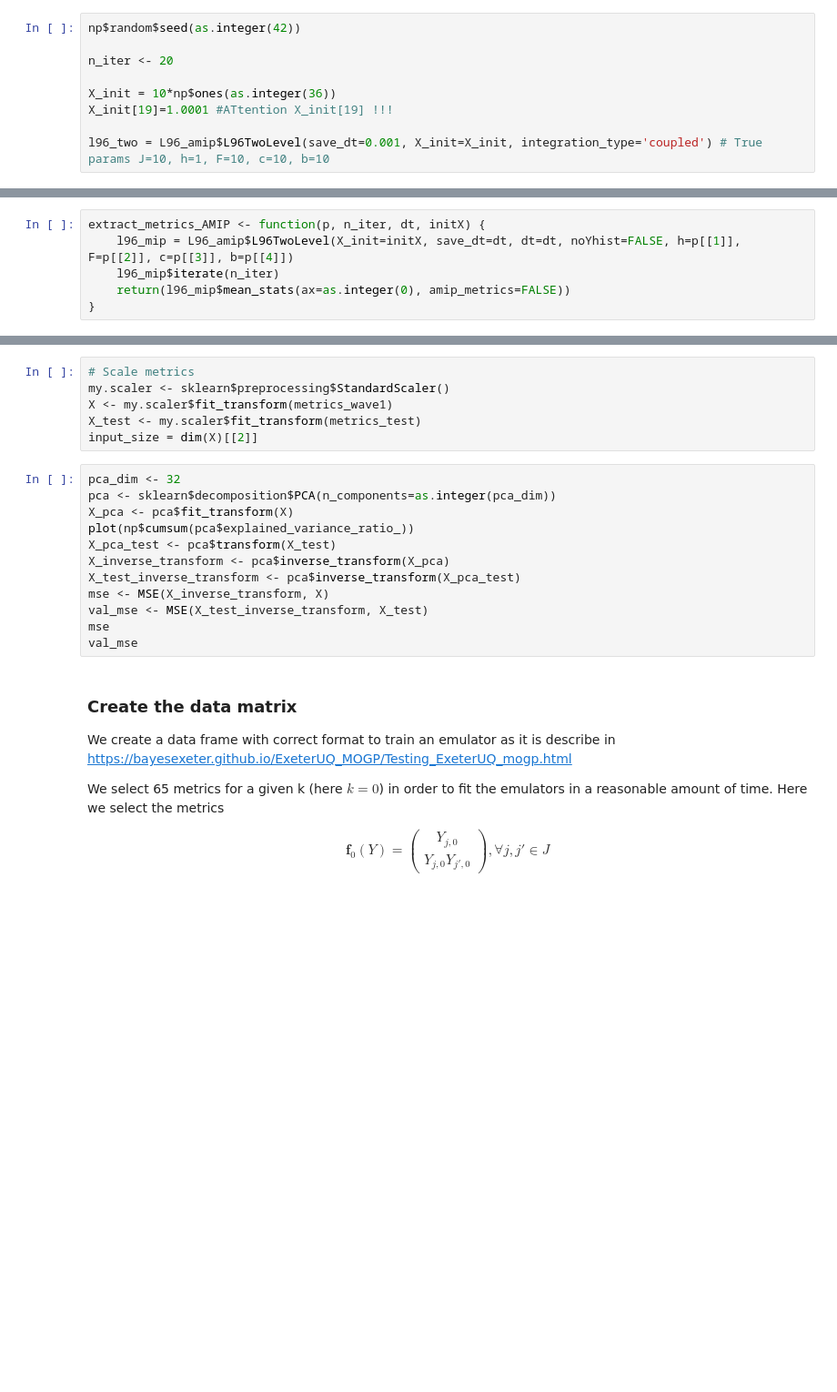
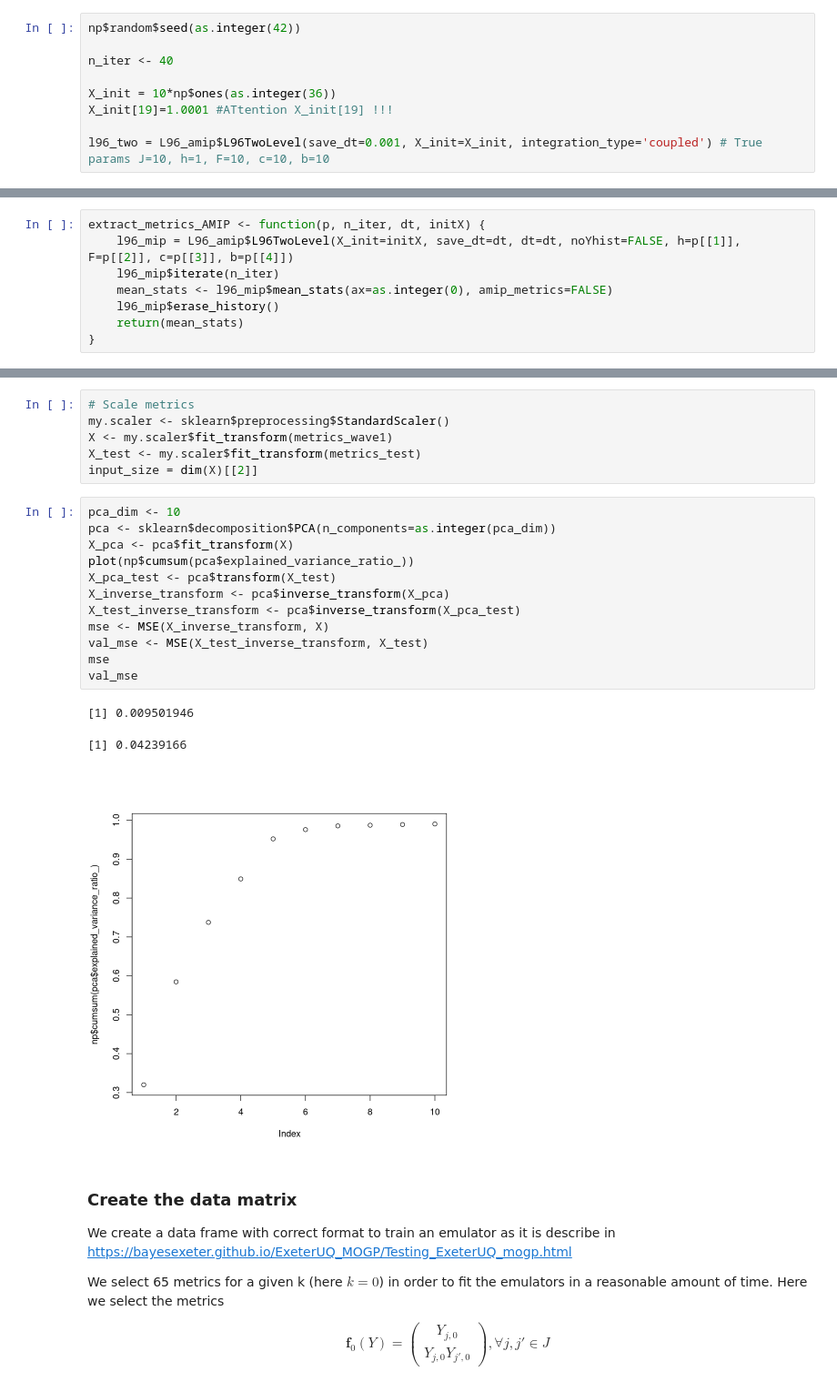
Before and after one commit to homerdurand/HistoryMatching_ExeterUQ, a Jupyter notebook: 27-07-21-HM-Dim-PCA.ipynb, the cells around one changed output, grey strips where cells are left out. Shown at 91% size. Cells and saved outputs as stored; diff of their text form; blank space fills up the shorter version.

```diff
--- a/27-07-21-HM-Dim-PCA.ipynb
+++ b/27-07-21-HM-Dim-PCA.ipynb
@@ -91,7 +91,7 @@ We can use *Newinit* to be sure to start from the attractor of the L96.
 # %%
 np$random$seed(as.integer(42))
 
-n_iter <- 20
+n_iter <- 40
 
 X_init = 10*np$ones(as.integer(36))
 X_init[19]=1.0001 #ATtention X_init[19] !!!
@@ -142,7 +142,9 @@ points(10, 10, col='red', pch=18, cex=2)
 extract_metrics_AMIP <- function(p, n_iter, dt, initX) {
     l96_mip = L96_amip$L96TwoLevel(X_init=initX, save_dt=dt, dt=dt, noYhist=FALSE, h=p[[1]], F=p[[2]], c=p[[3]], b=p[[4]])
     l96_mip$iterate(n_iter)
-    return(l96_mip$mean_stats(ax=as.integer(0), amip_metrics=FALSE))
+    mean_stats <- l96_mip$mean_stats(ax=as.integer(0), amip_metrics=FALSE)
+    l96_mip$erase_history()
+    return(mean_stats)
 }
 # %%
 plan(multicore, workers = 8, gc = TRUE)
@@ -164,17 +166,21 @@ X <- my.scaler$fit_transform(metrics_wave1)
 X_test <- my.scaler$fit_transform(metrics_test)
 input_size = dim(X)[[2]]
 # %%
-pca_dim <- 32
+pca_dim <- 10
 pca <- sklearn$decomposition$PCA(n_components=as.integer(pca_dim))
 X_pca <- pca$fit_transform(X)
 plot(np$cumsum(pca$explained_variance_ratio_))
 X_pca_test <- pca$transform(X_test)
 X_inverse_transform <- pca$inverse_transform(X_pca)
 X_test_inverse_transform <- pca$inverse_transform(X_pca_test)
 mse <- MSE(X_inverse_transform, X)
 val_mse <- MSE(X_test_inverse_transform, X_test)
 mse
 val_mse
+# %% [output]
+[1] 0.009501946
+[1] 0.04239166
+[figure, added]
 # %% [markdown]
 ### Create the data matrix
 We create a data frame with correct format to train an emulator as it is describe in https://bayesexeter.github.io/ExeterUQ_MOGP/Testing_ExeterUQ_mogp.html
```
Also changed, not shown: parts of 27 cells of this notebook, 1 other file.
